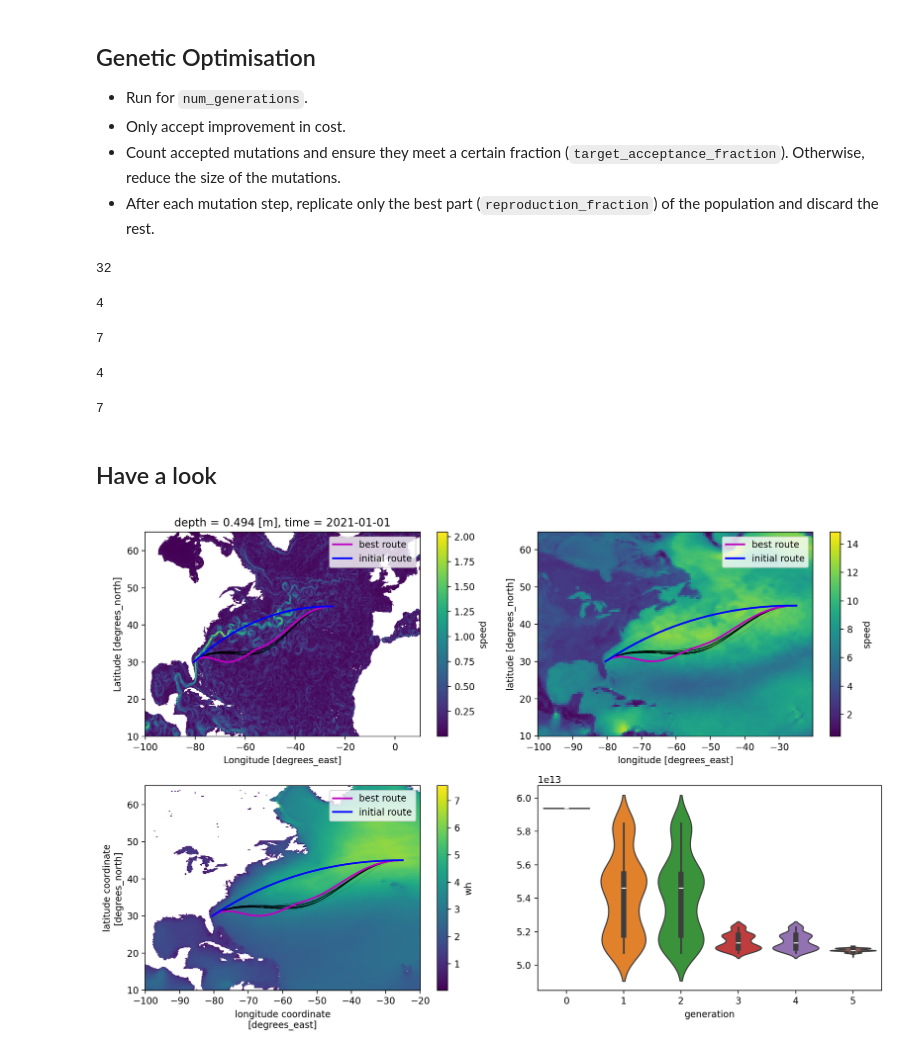
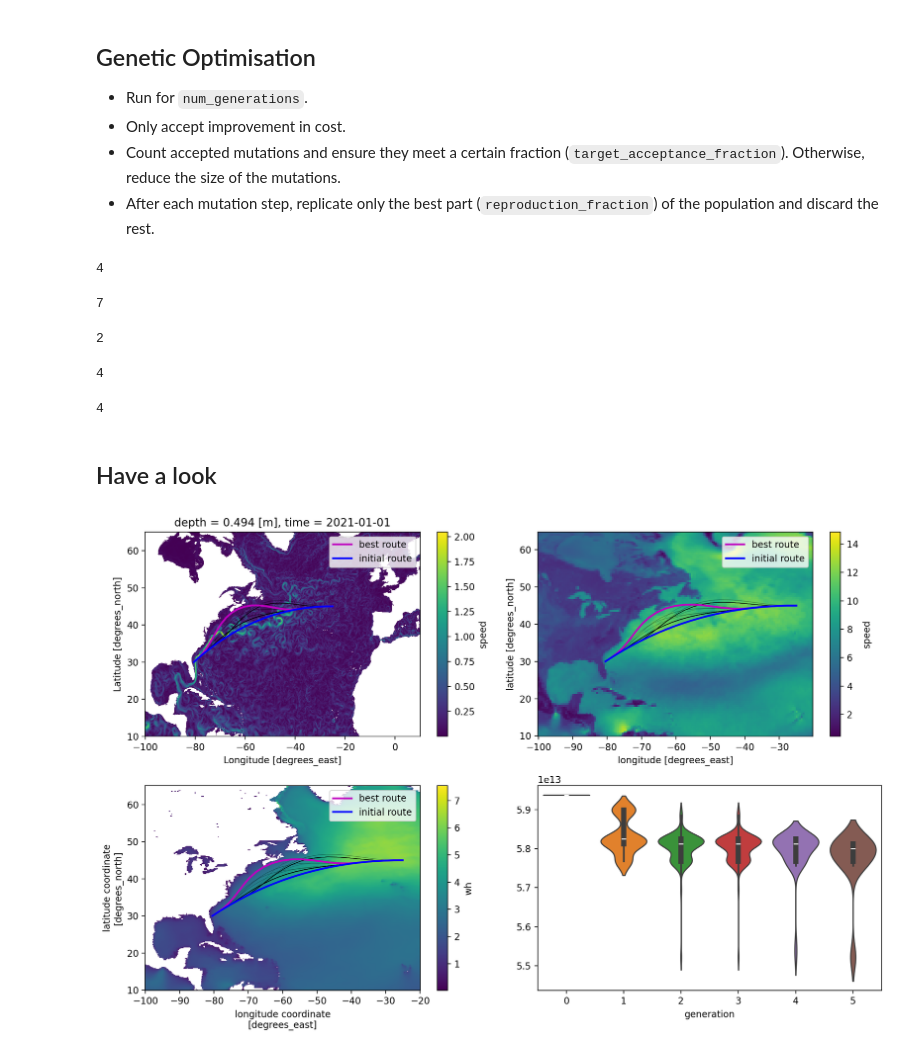
Before and after one commit to willirath/ship_routing, a Jupyter notebook: doc/examples/ship_routing_example_genetic.ipynb, the cells around one changed output. Cells and saved outputs as stored; diff of their text form; code cells hidden in the pictures.

```diff
--- a/doc/examples/ship_routing_example_genetic.ipynb
+++ b/doc/examples/ship_routing_example_genetic.ipynb
@@ -30,9 +30,9 @@ from random import choice
 ## Parameters
 # %%
 np.random.seed(345)
-population_size = 200
-target_acceptance_fraction = 1/30.0
-reproduction_fraction = 0.33
+population_size = 100
+target_acceptance_fraction = 1 / 30.0
+reproduction_fraction = 1.0
 num_generations = 5
 # %% [markdown]
 ## Load and plot currents, winds, waves
@@ -174,7 +176,7 @@ costs = [cost_0 for n in range(population_size)]
 - After each mutation step, replicate only the best part (`reproduction_fraction`) of the population and discard the rest.
 # %%
 # size of max. modification
-max_width = 0.99 * route_0.length_meters
+max_width = 0.75 * route_0.length_meters
 max_dist_mod = 0.99 * max_width
 # %%
 # keep track of cost
@@ -183,7 +185,7 @@ cost_records = [tuple(costs)]
 for n in range(num_generations):
 
     accepted = 0
-    for (npop, (_route, _cost)) in tqdm.tqdm(enumerate(zip(routes, costs))):
+    for npop, (_route, _cost) in tqdm.tqdm(list(enumerate(zip(routes, costs)))):
         _route = _route.move_waypoints_left_nonlocal(
             center_distance_meters=np.random.uniform(
                 max_width / 2.0, _route.length_meters - max_width / 2.0
@@ -202,44 +204,53 @@ for n in range(num_generations):
             accepted += 1
     print(accepted)
     if accepted < population_size * target_acceptance_fraction:
-        max_width /= 2 ** 0.5
-        max_dist_mod /= 2 ** 0.5
+        max_width /= 2**0.5
+        max_dist_mod /= 2**0.5
     else:
-        _rc = [(r, c) for r, c in zip(routes, costs) if c < pd.Series(costs).quantile(reproduction_fraction)]
+        _rc = [
+            (r, c)
+            for r, c in zip(routes, costs)
+            if c < pd.Series(costs).quantile(reproduction_fraction)
+        ]
         rc = [choice(_rc) for n in range(population_size)]
         routes, costs = zip(*rc)
         routes = list(routes)
         costs = list(costs)
     cost_records.append(tuple(costs))
 # %% [output]
-32
+4
-4
+7
-7
+2
 4
-7
+4
 # %% [markdown]
 ## Have a look
 # %%
 fig, ax = plt.subplots(2, 2, figsize=(12, 8))
 
 ax = ax.flatten()
 
 fig.set_dpi(200)
 
 currents.speed.plot(ax=ax[0])
 winds.speed.mean("time").plot(ax=ax[1])
 waves.wh.mean("time").plot(ax=ax[2])
 
 for _ax in ax[:-1]:
     for r in routes:
-        _ax.plot(*r.line_string.xy, '-k', alpha=0.1, linewidth=0.5)
-    _ax.plot(*routes[pd.Series(costs).argmin()].line_string.xy, '-m', label="best route", linewidth=2.0)
-    _ax.plot(*route_0.line_string.xy, '-b', label="initial route", linewidth=2.0)
+        _ax.plot(*r.line_string.xy, "-k", alpha=0.1, linewidth=0.5)
+    _ax.plot(
+        *routes[pd.Series(costs).argmin()].line_string.xy,
+        "-m",
+        label="best route",
+        linewidth=2.0,
+    )
+    _ax.plot(*route_0.line_string.xy, "-b", label="initial route", linewidth=2.0)
     _ax.legend()
 
 sns.violinplot(pd.DataFrame.from_records(cost_records).T, ax=ax[-1])
 ax[-1].set_xlabel("generation")
 
 fig.tight_layout();
 # %% [output]
-[figure, old version]
+[figure, new version]
```
Also changed, not shown: parts of 10 cells of this notebook, 2 other files.
